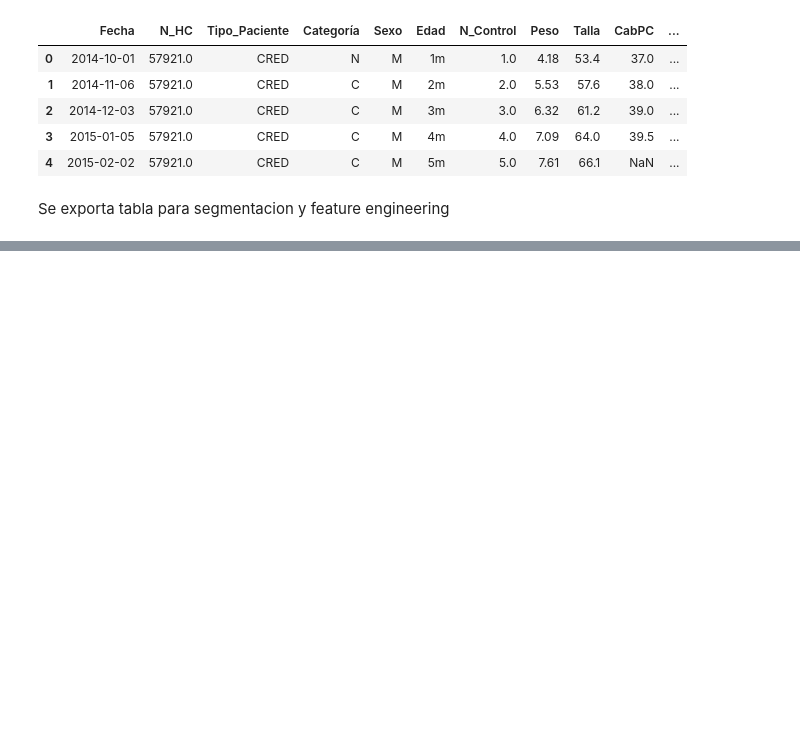
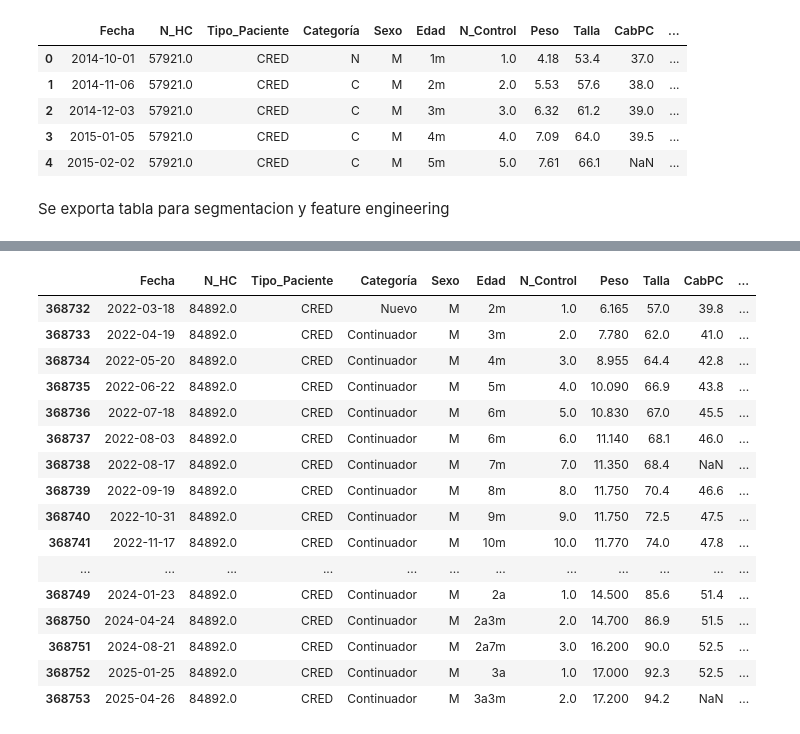
Before and after one commit to iach33/BREIT_TANI_PROJECT, a Jupyter notebook: notebooks/EDA_PREPROCESSING.ipynb, the cells around one changed output, grey strips where cells are left out. Cells and saved outputs as stored; diff of their text form; code cells hidden in the pictures; blank space fills up the shorter version.

```diff
--- a/notebooks/EDA_PREPROCESSING.ipynb
+++ b/notebooks/EDA_PREPROCESSING.ipynb
@@ -1747,0 +1889,20 @@ plot_grid_hist_by_deficit(
+# %%
+df[df['N_HC']==84892]
+# %% [output]
+|  | Fecha | N_HC | Tipo_Paciente | Categoría | Sexo | Edad | N_Control | Peso | Talla | CabPC | ... |
+| 368732 | 2022-03-18 | 84892.0 | CRED | Nuevo | M | 2m | 1.0 | 6.165 | 57.0 | 39.8 | ... |
+| 368733 | 2022-04-19 | 84892.0 | CRED | Continuador | M | 3m | 2.0 | 7.780 | 62.0 | 41.0 | ... |
+| 368734 | 2022-05-20 | 84892.0 | CRED | Continuador | M | 4m | 3.0 | 8.955 | 64.4 | 42.8 | ... |
+| 368735 | 2022-06-22 | 84892.0 | CRED | Continuador | M | 5m | 4.0 | 10.090 | 66.9 | 43.8 | ... |
+| 368736 | 2022-07-18 | 84892.0 | CRED | Continuador | M | 6m | 5.0 | 10.830 | 67.0 | 45.5 | ... |
+| 368737 | 2022-08-03 | 84892.0 | CRED | Continuador | M | 6m | 6.0 | 11.140 | 68.1 | 46.0 | ... |
+| 368738 | 2022-08-17 | 84892.0 | CRED | Continuador | M | 7m | 7.0 | 11.350 | 68.4 | NaN | ... |
+| 368739 | 2022-09-19 | 84892.0 | CRED | Continuador | M | 8m | 8.0 | 11.750 | 70.4 | 46.6 | ... |
+| 368740 | 2022-10-31 | 84892.0 | CRED | Continuador | M | 9m | 9.0 | 11.750 | 72.5 | 47.5 | ... |
+| 368741 | 2022-11-17 | 84892.0 | CRED | Continuador | M | 10m | 10.0 | 11.770 | 74.0 | 47.8 | ... |
+| ... | ... | ... | ... | ... | ... | ... | ... | ... | ... | ... | ... |
+| 368749 | 2024-01-23 | 84892.0 | CRED | Continuador | M | 2a | 1.0 | 14.500 | 85.6 | 51.4 | ... |
+| 368750 | 2024-04-24 | 84892.0 | CRED | Continuador | M | 2a3m | 2.0 | 14.700 | 86.9 | 51.5 | ... |
+| 368751 | 2024-08-21 | 84892.0 | CRED | Continuador | M | 2a7m | 3.0 | 16.200 | 90.0 | 52.5 | ... |
+| 368752 | 2025-01-25 | 84892.0 | CRED | Continuador | M | 3a | 1.0 | 17.000 | 92.3 | 52.5 | ... |
+| 368753 | 2025-04-26 | 84892.0 | CRED | Continuador | M | 3a3m | 2.0 | 17.200 | 94.2 | NaN | ... |
```
Also changed, not shown: parts of 33 cells of this notebook, 6 other files.
